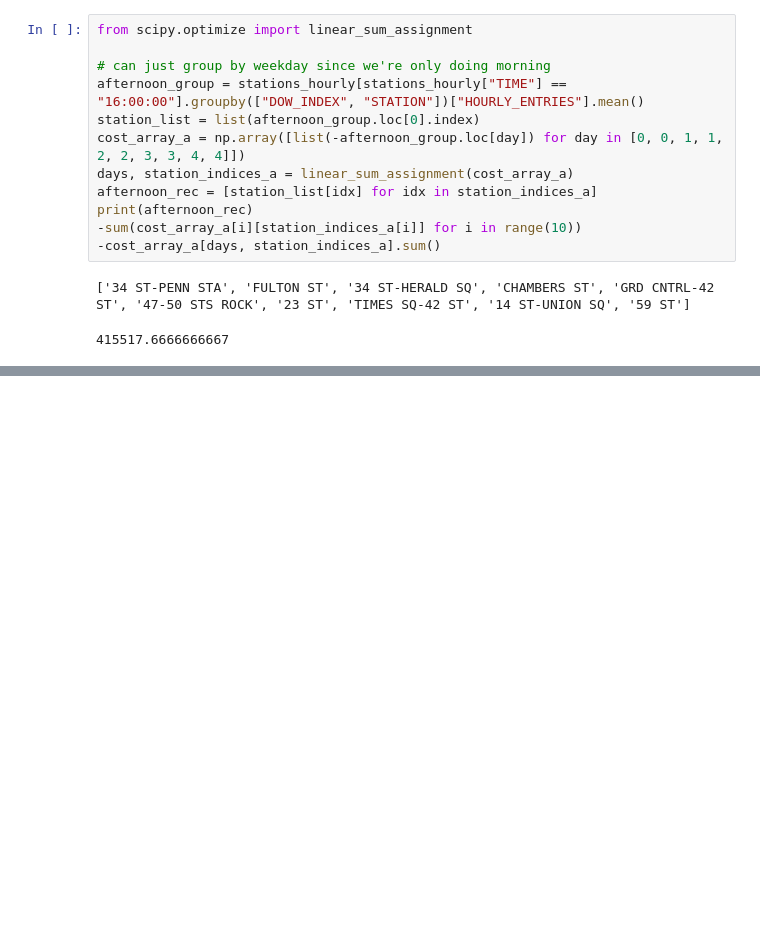
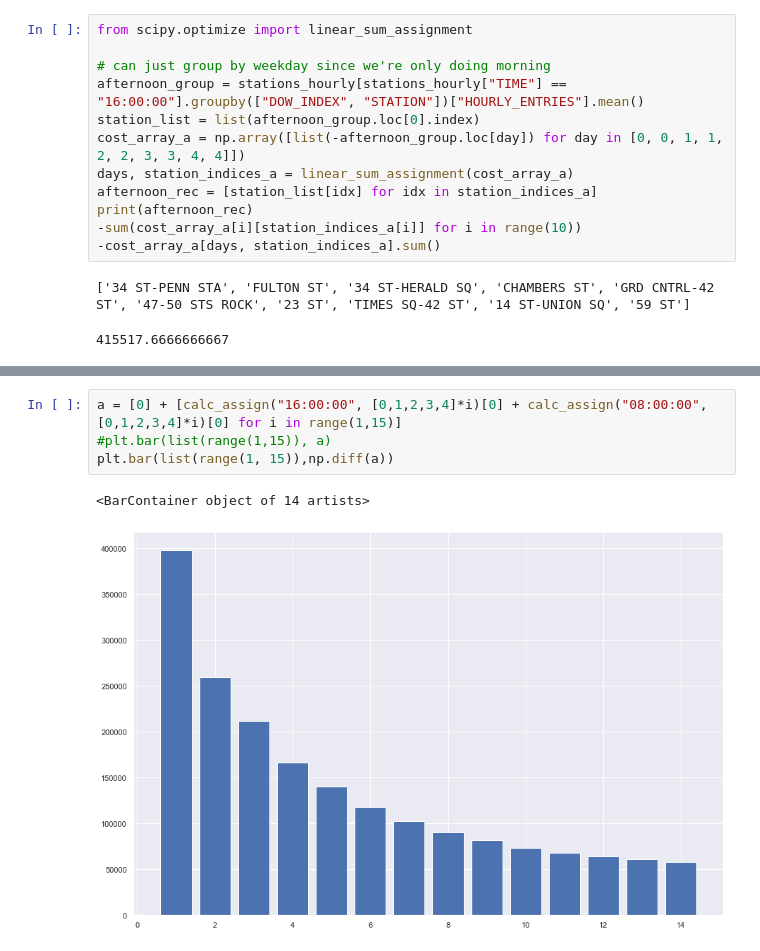
Before and after one commit to zhouandrewc/mta-project, a Jupyter notebook: further_work.ipynb, the cells around one changed output, grey strips where cells are left out. Drawn from its saved outputs; the diff is of its cells as text; blank space fills up the shorter version.

```diff
--- a/further_work.ipynb
+++ b/further_work.ipynb
@@ -326,0 +392,7 @@ morning_rec
+# %%
+a = [0] + [calc_assign("16:00:00", [0,1,2,3,4]*i)[0] + calc_assign("08:00:00", [0,1,2,3,4]*i)[0] for i in range(1,15)]
+#plt.bar(list(range(1,15)), a)
+plt.bar(list(range(1, 15)),np.diff(a))
+# %% [output]
+<BarContainer object of 14 artists>
+[figure, added]
```
Also changed, not shown: parts of 25 cells of this notebook.
